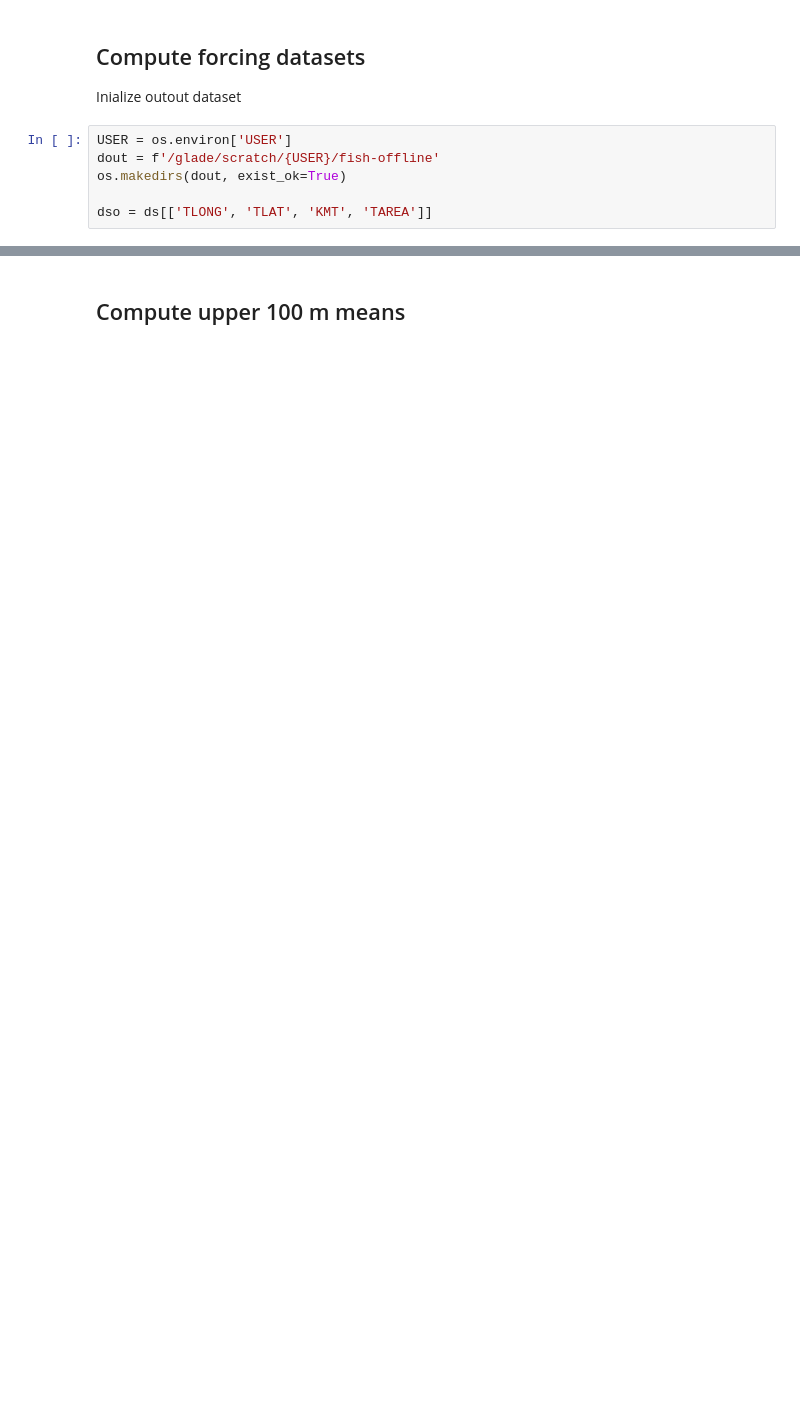
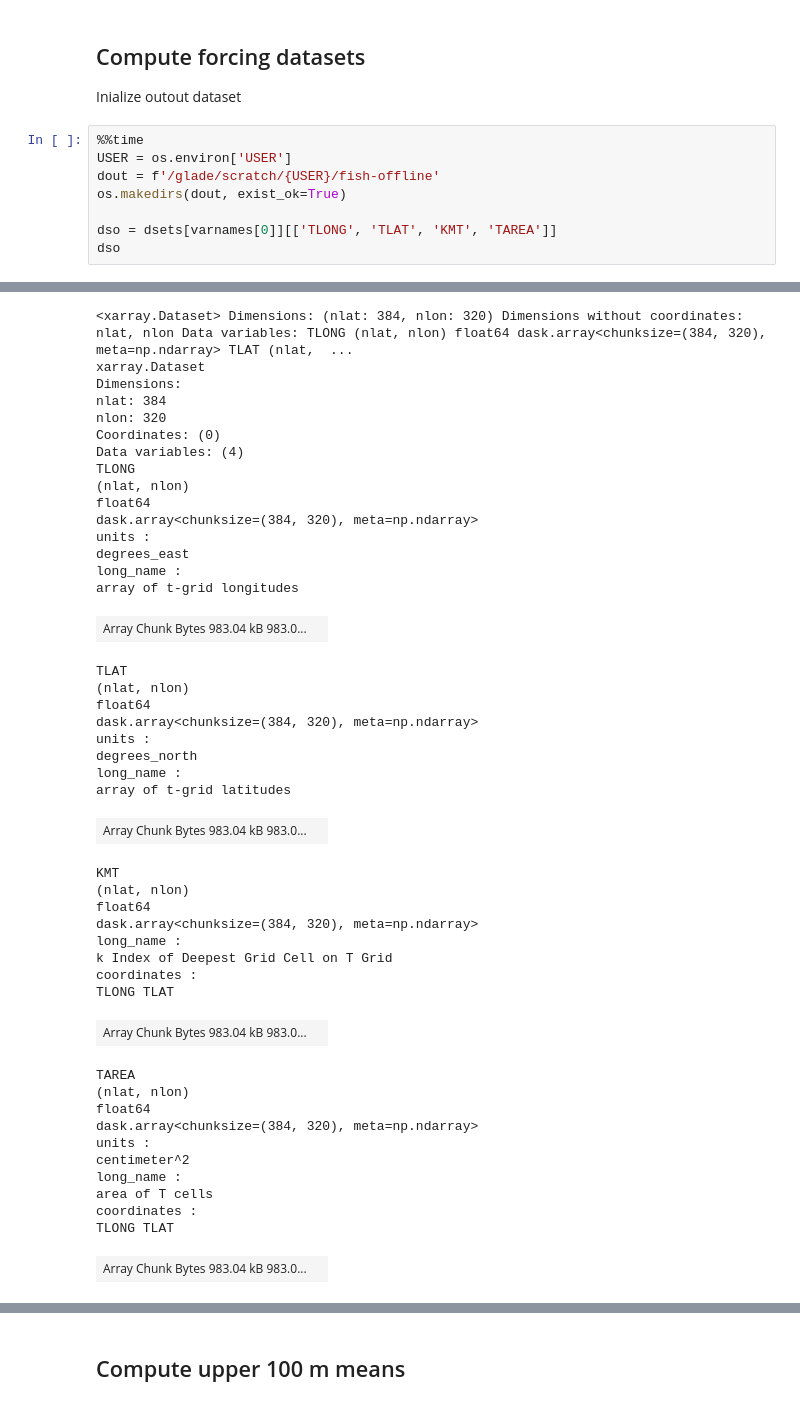
Before and after one commit to matt-long/fish-offline, a Jupyter notebook: notebooks/proc-cesm-dple-fields.ipynb, the cells around one changed output, grey strips where cells are left out. Cells and saved outputs as stored; diff of their text form; blank space fills up the shorter version.

```diff
--- a/notebooks/proc-cesm-dple-fields.ipynb
+++ b/notebooks/proc-cesm-dple-fields.ipynb
@@ -91,8 +90,11 @@ Dimensions without coordinates: d2, moc_comp, nlat, nlon, transport_comp, transp
 
 Inialize outout dataset
 # %%
+%%time
 USER = os.environ['USER']
 dout = f'/glade/scratch/{USER}/fish-offline'
 os.makedirs(dout, exist_ok=True)
 
-dso = ds[['TLONG', 'TLAT', 'KMT', 'TAREA']]
+dso = dsets[varnames[0]][['TLONG', 'TLAT', 'KMT', 'TAREA']]
+dso
+# %% [output]
@@ -98,0 +103,45 @@ dso = ds[['TLONG', 'TLAT', 'KMT', 'TAREA']]
+<xarray.Dataset> Dimensions: (nlat: 384, nlon: 320) Dimensions without coordinates: nlat, nlon Data variables: TLONG (nlat, nlon) float64 dask.array<chunksize=(384, 320), meta=np.ndarray> TLAT (nlat,  ...
+xarray.Dataset
+Dimensions:
+nlat: 384
+nlon: 320
+Coordinates: (0)
+Data variables: (4)
+TLONG
+(nlat, nlon)
+float64
+dask.array<chunksize=(384, 320), meta=np.ndarray>
+units :
+degrees_east
+long_name :
+array of t-grid longitudes
+| Array Chunk Bytes 983.04 kB 983.0... |  |
+TLAT
+(nlat, nlon)
+float64
+dask.array<chunksize=(384, 320), meta=np.ndarray>
+units :
+degrees_north
+long_name :
+array of t-grid latitudes
+| Array Chunk Bytes 983.04 kB 983.0... |  |
+KMT
+(nlat, nlon)
+float64
+dask.array<chunksize=(384, 320), meta=np.ndarray>
+long_name :
+k Index of Deepest Grid Cell on T Grid
+coordinates :
+TLONG TLAT
+| Array Chunk Bytes 983.04 kB 983.0... |  |
+TAREA
+(nlat, nlon)
+float64
+dask.array<chunksize=(384, 320), meta=np.ndarray>
+units :
+centimeter^2
+long_name :
+area of T cells
+coordinates :
+TLONG TLAT
+| Array Chunk Bytes 983.04 kB 983.0... |  |
```
Also changed, not shown: parts of 14 cells of this notebook.
